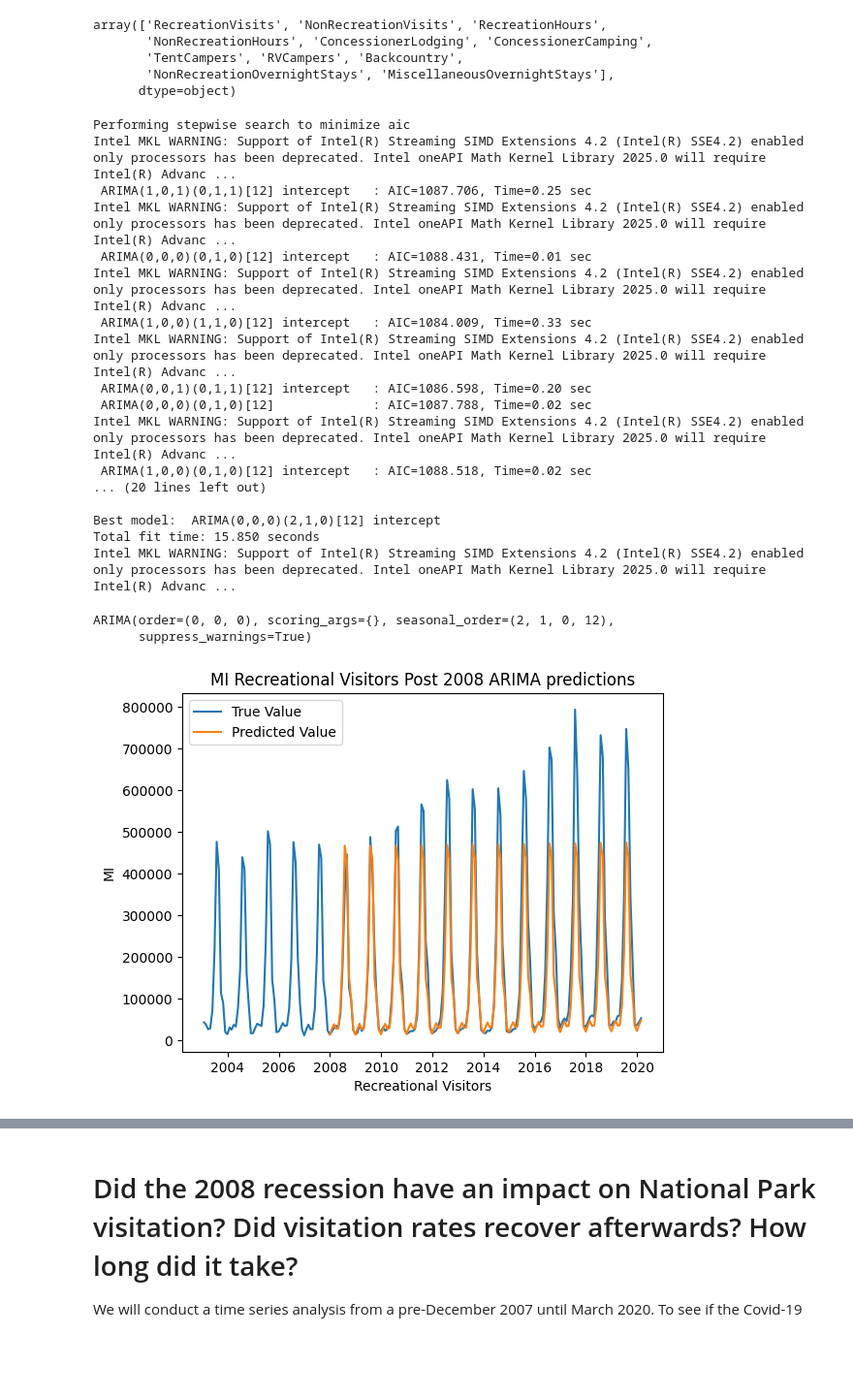
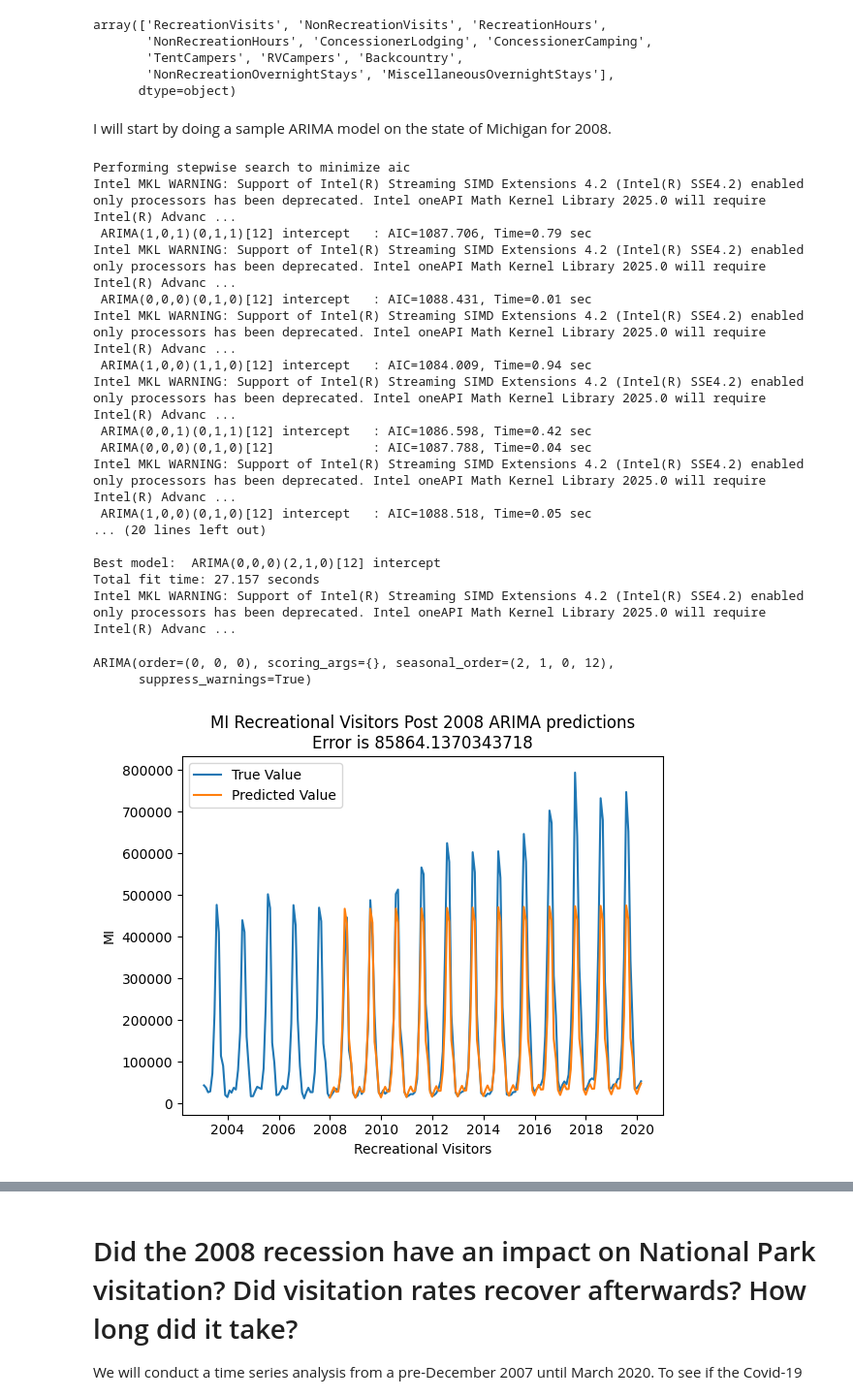
Before and after one commit to scmcqueen/NationalParksDataMining, a Jupyter notebook: covid_2008.ipynb, the cells around one changed output, grey strips where cells are left out. Shown at 97% size. Cells and saved outputs as stored; diff of their text form; code cells hidden in the pictures; blank space fills up the shorter version.

Commit message:
got all arimas

```diff
--- a/covid_2008.ipynb
+++ b/covid_2008.ipynb
@@ -172,47 +172,49 @@ for state in visit_data.state_2.unique():
     seasonal_df = temp_df[['date']+trend_columns]
     # save as dict
     trend_seasonal[state]={'trend_df':trend_df, 'seasonal_df':seasonal_df}
+# %% [markdown]
+I will start by doing a sample ARIMA model on the state of Michigan for 2008.
 # %%
 mich_sample = get_data_for_decomp(visit_data,'RecreationVisits').reset_index()
 mich_sample=mich_sample[mich_sample['date']<'2007-12-01']
-stepwise_fit = auto_arima(mich_sample['MI'], start_p = 1, start_q = 1,
-                          max_p = 3, max_q = 3, m = 12,
+best_model = auto_arima(mich_sample['MI'], start_p = 1, start_q = 1,
+                          max_p = 12, max_q = 12, m = 12,
                           start_P = 0, seasonal = True,
                           d = None, D = 1, trace = True,
                           error_action ='ignore',   # we don't want to know if an order does not work
                           suppress_warnings = True,  # we don't want convergence warnings
                           stepwise = True)           # set to stepwise
-stepwise_fit.fit(mich_sample['MI'])
+best_model.fit(mich_sample['MI'])
 # %% [output]
 Performing stepwise search to minimize aic
 Intel MKL WARNING: Support of Intel(R) Streaming SIMD Extensions 4.2 (Intel(R) SSE4.2) enabled only processors has been deprecated. Intel oneAPI Math Kernel Library 2025.0 will require Intel(R) Advanc ...
- ARIMA(1,0,1)(0,1,1)[12] intercept   : AIC=1087.706, Time=0.25 sec
+ ARIMA(1,0,1)(0,1,1)[12] intercept   : AIC=1087.706, Time=0.79 sec
 Intel MKL WARNING: Support of Intel(R) Streaming SIMD Extensions 4.2 (Intel(R) SSE4.2) enabled only processors has been deprecated. Intel oneAPI Math Kernel Library 2025.0 will require Intel(R) Advanc ...
  ARIMA(0,0,0)(0,1,0)[12] intercept   : AIC=1088.431, Time=0.01 sec
 Intel MKL WARNING: Support of Intel(R) Streaming SIMD Extensions 4.2 (Intel(R) SSE4.2) enabled only processors has been deprecated. Intel oneAPI Math Kernel Library 2025.0 will require Intel(R) Advanc ...
- ARIMA(1,0,0)(1,1,0)[12] intercept   : AIC=1084.009, Time=0.33 sec
+ ARIMA(1,0,0)(1,1,0)[12] intercept   : AIC=1084.009, Time=0.94 sec
 Intel MKL WARNING: Support of Intel(R) Streaming SIMD Extensions 4.2 (Intel(R) SSE4.2) enabled only processors has been deprecated. Intel oneAPI Math Kernel Library 2025.0 will require Intel(R) Advanc ...
- ARIMA(0,0,1)(0,1,1)[12] intercept   : AIC=1086.598, Time=0.20 sec
- ARIMA(0,0,0)(0,1,0)[12]             : AIC=1087.788, Time=0.02 sec
+ ARIMA(0,0,1)(0,1,1)[12] intercept   : AIC=1086.598, Time=0.42 sec
+ ARIMA(0,0,0)(0,1,0)[12]             : AIC=1087.788, Time=0.04 sec
 Intel MKL WARNING: Support of Intel(R) Streaming SIMD Extensions 4.2 (Intel(R) SSE4.2) enabled only processors has been deprecated. Intel oneAPI Math Kernel Library 2025.0 will require Intel(R) Advanc ...
- ARIMA(1,0,0)(0,1,0)[12] intercept   : AIC=1088.518, Time=0.02 sec
+ ARIMA(1,0,0)(0,1,0)[12] intercept   : AIC=1088.518, Time=0.05 sec
 ... (20 lines left out)
 
 Best model:  ARIMA(0,0,0)(2,1,0)[12] intercept
-Total fit time: 15.850 seconds
+Total fit time: 27.157 seconds
 Intel MKL WARNING: Support of Intel(R) Streaming SIMD Extensions 4.2 (Intel(R) SSE4.2) enabled only processors has been deprecated. Intel oneAPI Math Kernel Library 2025.0 will require Intel(R) Advanc ...
 ARIMA(order=(0, 0, 0), scoring_args={}, seasonal_order=(2, 1, 0, 12),
       suppress_warnings=True)
 # %%
 og_data = get_data_for_decomp(visit_data,'RecreationVisits').reset_index()
 og_data = og_data[og_data['date']<'2020-03-01'] # before March
 pred=og_data[og_data['date']>'2007-12-01']
-resulted_val =stepwise_fit.predict(n_periods=len(pred))
+resulted_val =best_model.predict(n_periods=len(pred))
 
 error = np.sqrt(metrics.mean_squared_error(resulted_val,pred['MI']))
 sns.lineplot(y=og_data['MI'],x=og_data['date'],label='True Value')
 sns.lineplot(y=resulted_val,x=pred['date'],label='Predicted Value')
 plt.xlabel('Recreational Visitors')
-_ = plt.title('MI Recreational Visitors Post 2008 ARIMA predictions')
+_ = plt.title(f'MI Recreational Visitors Post 2008 ARIMA predictions\nError is {error}')
 # %% [output]
-[figure, old version]
+[figure, new version]
```
Also changed, not shown: parts of 5 cells of this notebook.
